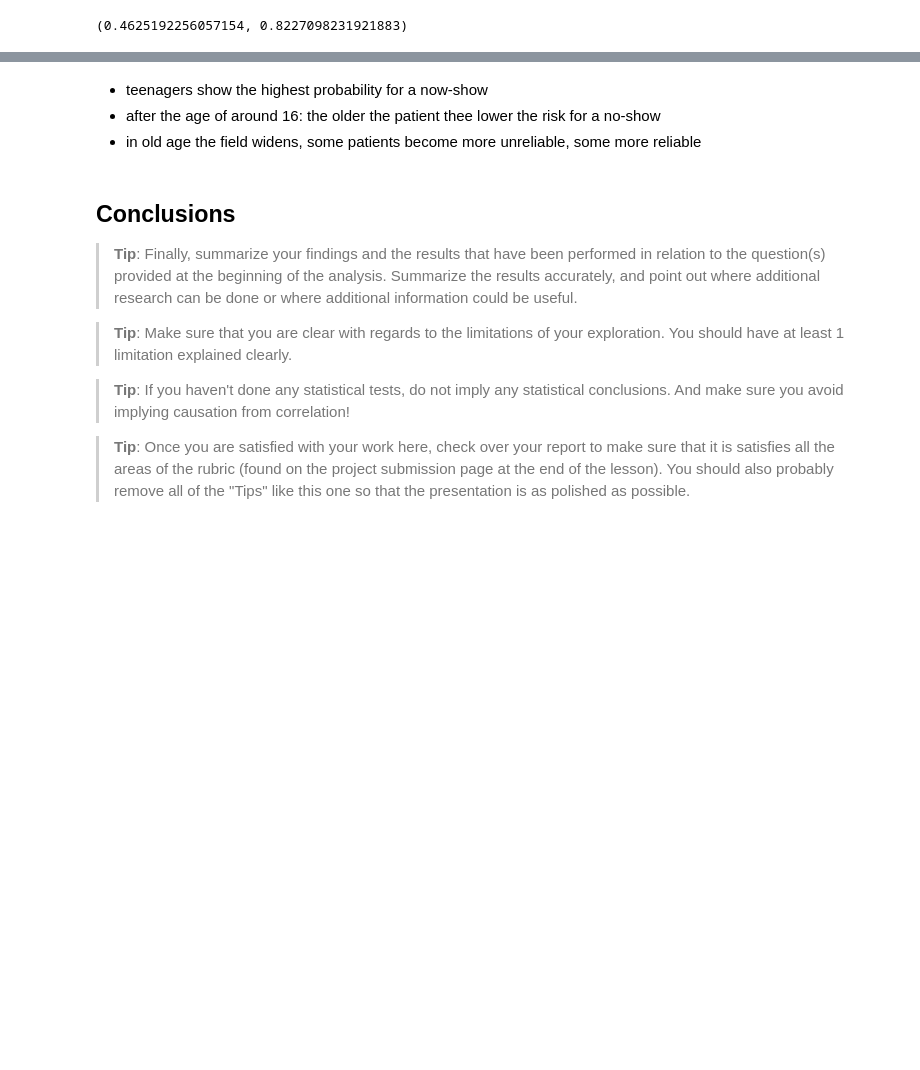
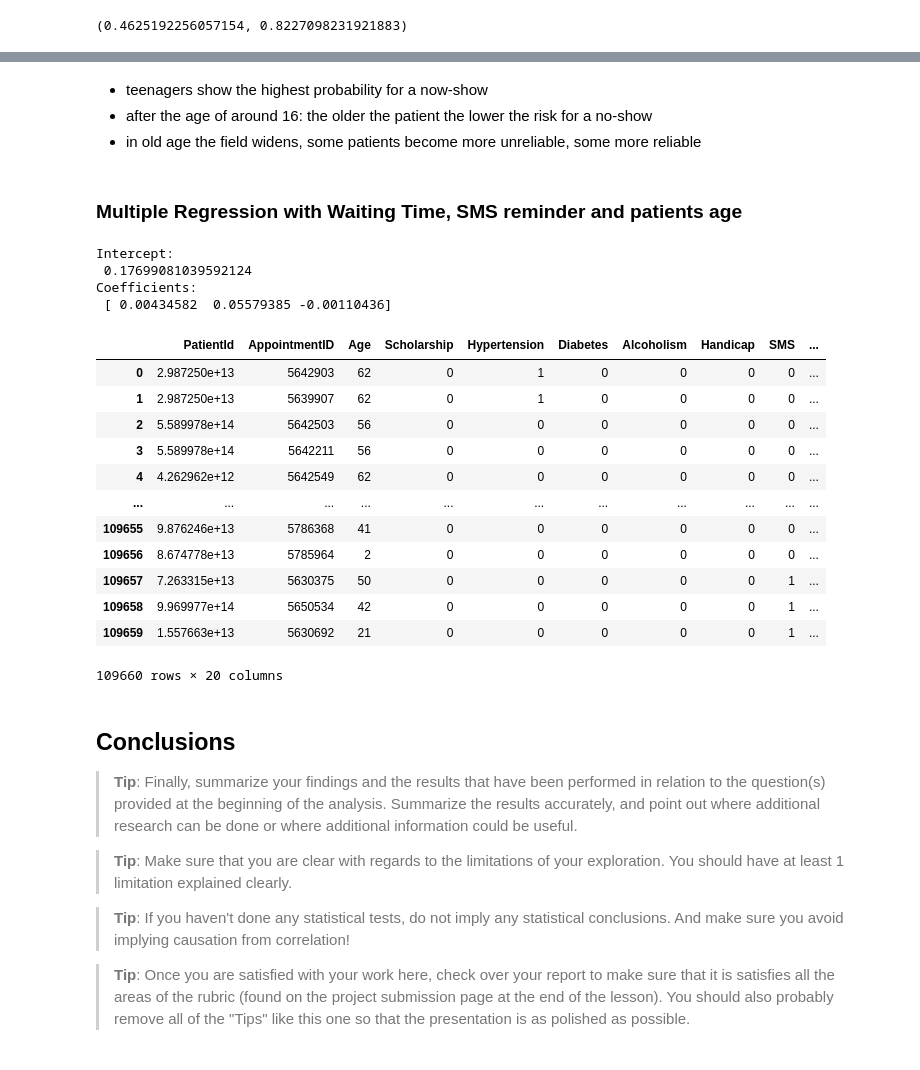
Before and after one commit to Lee-Za/predicting_no_show_appointments, a Jupyter notebook: investigating_noshows.ipynb, the cells around one changed output, grey strips where cells are left out. Drawn from its saved outputs; the diff is of its cells as text; code cells hidden in the pictures; blank space fills up the shorter version.

Commit message:
regression

```diff
--- a/investigating_noshows.ipynb
+++ b/investigating_noshows.ipynb
@@ -787,4 +747,6 @@ sns.lmplot(x='Age',y='No_show',data=noshow_means_age,fit_reg=True)
 # %% [markdown]
 - teenagers show the highest probability for a now-show
-- after the age of around 16: the older the patient thee lower the risk for a no-show
+- after the age of around 16: the older the patient the lower the risk for a no-show
 - in old age the field widens, some patients become more unreliable, some more reliable
+# %% [markdown]
+### Multiple Regression with Waiting Time, SMS reminder and patients age
@@ -791,3 +758,34 @@ sns.lmplot(x='Age',y='No_show',data=noshow_means_age,fit_reg=True)
+# %%
+# Regeression Model with sklearn
+# define X and Y
+X = df[['Waiting_Days', 'SMS', 'Age']]
+Y = df['No_show']
+# fit model
+regr = linear_model.LinearRegression()
+regr.fit(X, Y)
+print('Intercept: \n', regr.intercept_)
+print('Coefficients: \n', regr.coef_)
+# %% [output]
+Intercept:
+ 0.17699081039592124
+Coefficients:
+ [ 0.00434582  0.05579385 -0.00110436]
+# %%
+df
+# %% [output]
+|  | PatientId | AppointmentID | Age | Scholarship | Hypertension | Diabetes | Alcoholism | Handicap | SMS | ... |
+| 0 | 2.987250e+13 | 5642903 | 62 | 0 | 1 | 0 | 0 | 0 | 0 | ... |
+| 1 | 2.987250e+13 | 5639907 | 62 | 0 | 1 | 0 | 0 | 0 | 0 | ... |
+| 2 | 5.589978e+14 | 5642503 | 56 | 0 | 0 | 0 | 0 | 0 | 0 | ... |
+| 3 | 5.589978e+14 | 5642211 | 56 | 0 | 0 | 0 | 0 | 0 | 0 | ... |
+| 4 | 4.262962e+12 | 5642549 | 62 | 0 | 0 | 0 | 0 | 0 | 0 | ... |
+| ... | ... | ... | ... | ... | ... | ... | ... | ... | ... | ... |
+| 109655 | 9.876246e+13 | 5786368 | 41 | 0 | 0 | 0 | 0 | 0 | 0 | ... |
+| 109656 | 8.674778e+13 | 5785964 | 2 | 0 | 0 | 0 | 0 | 0 | 0 | ... |
+| 109657 | 7.263315e+13 | 5630375 | 50 | 0 | 0 | 0 | 0 | 0 | 1 | ... |
+| 109658 | 9.969977e+14 | 5650534 | 42 | 0 | 0 | 0 | 0 | 0 | 1 | ... |
+| 109659 | 1.557663e+13 | 5630692 | 21 | 0 | 0 | 0 | 0 | 0 | 1 | ... |
+109660 rows × 20 columns
 # %% [markdown]
 <a id='conclusions'></a>
 ## Conclusions
```
Also changed, not shown: parts of 17 cells of this notebook.
